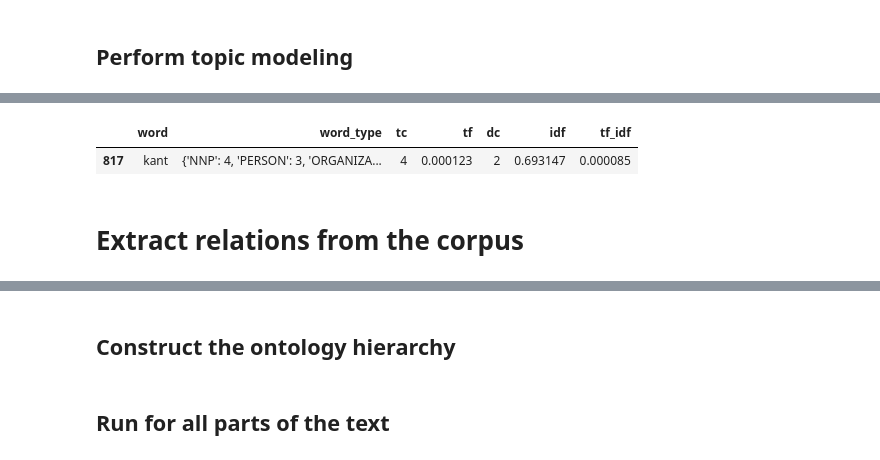
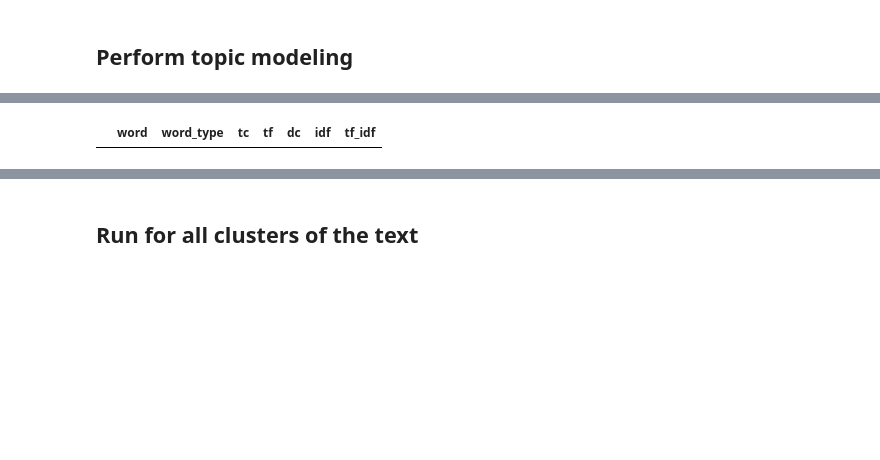
Before and after one commit to zhutchens/hierarchical_clustering, a Jupyter notebook: ontology_hierarchy/topic_modeling_intergration.ipynb, the cells around one changed output, grey strips where cells are left out. Cells and saved outputs as stored; diff of their text form; code cells hidden in the pictures; blank space fills up the shorter version.

```diff
--- a/ontology_hierarchy/topic_modeling_intergration.ipynb
+++ b/ontology_hierarchy/topic_modeling_intergration.ipynb
@@ -117,7 +118,7 @@ chapters = [chapter for chapter_index, chapter in enumerate(chapters) if chapter
 # %% [markdown]
 ## Perform topic modeling
 # %%
-NUM_TOPICS = 6
+NUM_TOPICS = 8
 clusters, key_terms_per_cluster = kmeans_tfidf_clustering(
     chapters=chapters,
     num_topics=NUM_TOPICS,
@@ -214,8 +248,7 @@ tf_idf_pre_filtering.head(n)
 # %%
+tf_idf_pre_filtering.head(n)
+
 # print the row with word "cross"
-tf_idf_pre_filtering[tf_idf_pre_filtering["word"] == "kant"]
+tf_idf_pre_filtering[tf_idf_pre_filtering["word"] == "Daodejing"]
 # %% [output]
 |  | word | word_type | tc | tf | dc | idf | tf_idf |
-| 817 | kant | {'NNP': 4, 'PERSON': 3, 'ORGANIZA... | 4 | 0.000123 | 2 | 0.693147 | 0.000085 |
-# %% [markdown]
-# Extract relations from the corpus
@@ -249,2 +262,0 @@ ordered_directed_relations = order_directed_relations(
-# %% [markdown]
-## Construct the ontology hierarchy
@@ -264,5 +263,5 @@ ontology_hierarchy, words_with_parents = construct_ontology_hierarchy(
 # %% [markdown]
-## Run for all parts of the text
+## Run for all clusters of the text
 # %%
 use_key_terms = True
 
```
Also changed, not shown: parts of 13 cells of this notebook, 2 other files.
